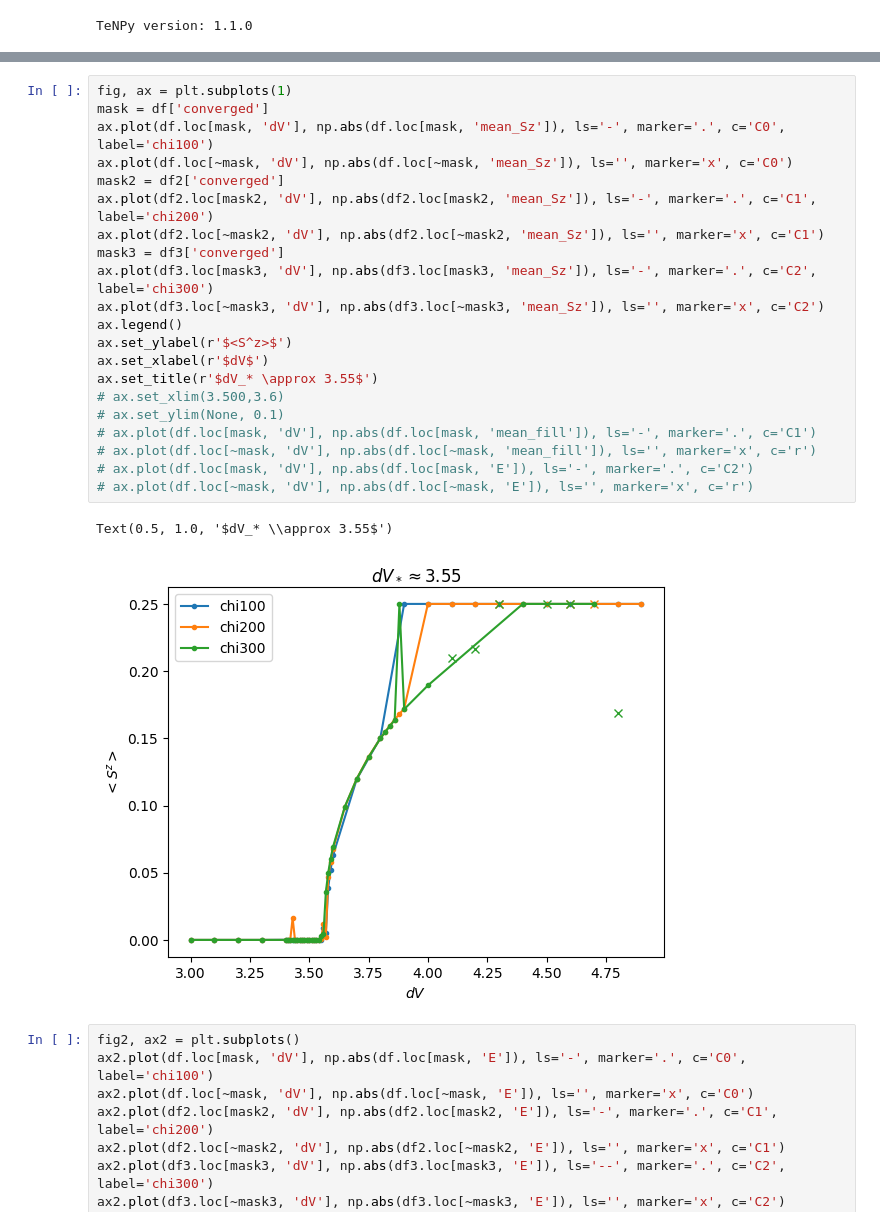
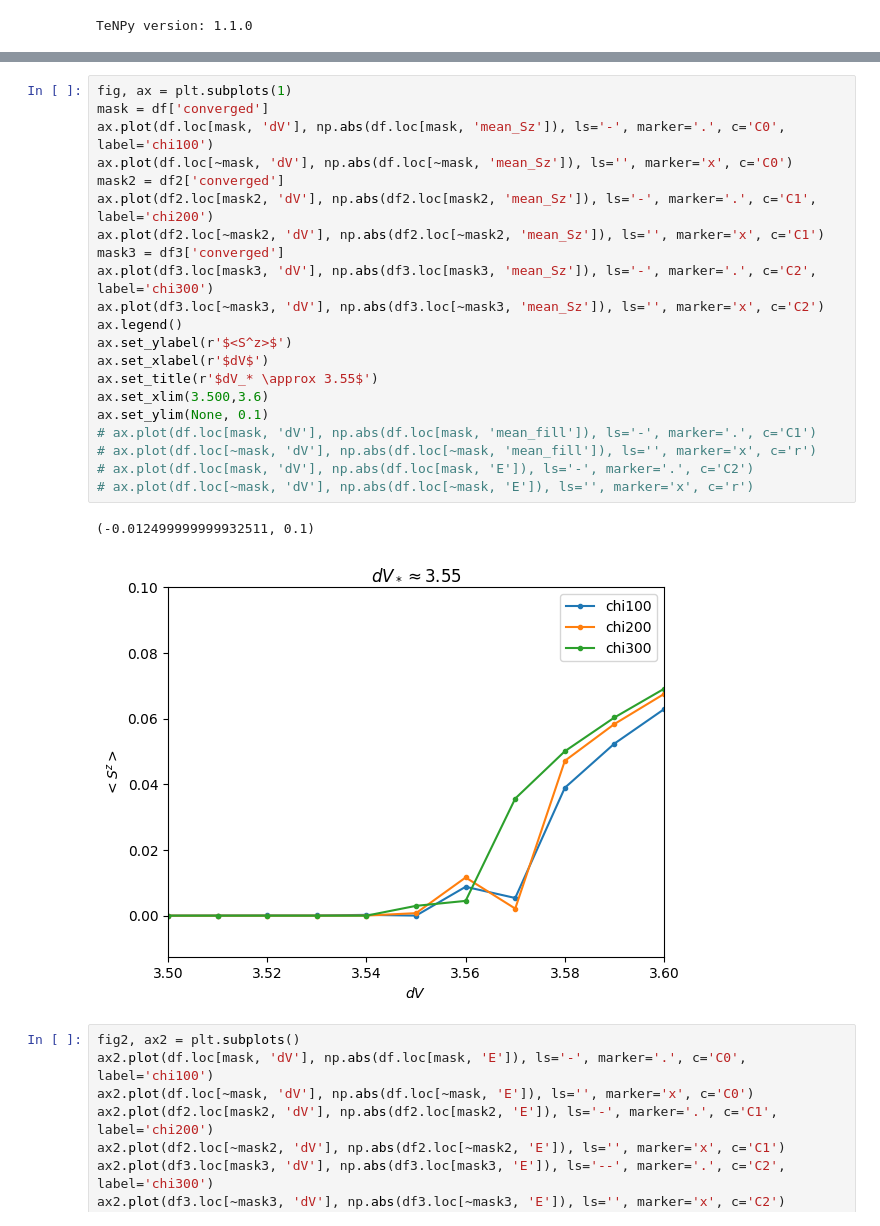
Before and after one commit to aravindhshankar/Spin1LongRangeOrder.jl, a Jupyter notebook: python/notebooks/plot_idmrg_chi100.ipynb, the cells around one changed output, grey strips where cells are left out. Cells and saved outputs as stored; diff of their text form.

```diff
--- a/python/notebooks/plot_idmrg_chi100.ipynb
+++ b/python/notebooks/plot_idmrg_chi100.ipynb
@@ -133,27 +133,27 @@ df3.head()
 # %%
 fig, ax = plt.subplots(1)
 mask = df['converged']
 ax.plot(df.loc[mask, 'dV'], np.abs(df.loc[mask, 'mean_Sz']), ls='-', marker='.', c='C0', label='chi100')
 ax.plot(df.loc[~mask, 'dV'], np.abs(df.loc[~mask, 'mean_Sz']), ls='', marker='x', c='C0')
 mask2 = df2['converged']
 ax.plot(df2.loc[mask2, 'dV'], np.abs(df2.loc[mask2, 'mean_Sz']), ls='-', marker='.', c='C1', label='chi200')
 ax.plot(df2.loc[~mask2, 'dV'], np.abs(df2.loc[~mask2, 'mean_Sz']), ls='', marker='x', c='C1')
 mask3 = df3['converged']
 ax.plot(df3.loc[mask3, 'dV'], np.abs(df3.loc[mask3, 'mean_Sz']), ls='-', marker='.', c='C2', label='chi300')
 ax.plot(df3.loc[~mask3, 'dV'], np.abs(df3.loc[~mask3, 'mean_Sz']), ls='', marker='x', c='C2')
 ax.legend()
 ax.set_ylabel(r'$<S^z>$')
 ax.set_xlabel(r'$dV$')
 ax.set_title(r'$dV_* \approx 3.55$')
-# ax.set_xlim(3.500,3.6)
-# ax.set_ylim(None, 0.1)
+ax.set_xlim(3.500,3.6)
+ax.set_ylim(None, 0.1)
 # ax.plot(df.loc[mask, 'dV'], np.abs(df.loc[mask, 'mean_fill']), ls='-', marker='.', c='C1')
 # ax.plot(df.loc[~mask, 'dV'], np.abs(df.loc[~mask, 'mean_fill']), ls='', marker='x', c='r')
 # ax.plot(df.loc[mask, 'dV'], np.abs(df.loc[mask, 'E']), ls='-', marker='.', c='C2')
 # ax.plot(df.loc[~mask, 'dV'], np.abs(df.loc[~mask, 'E']), ls='', marker='x', c='r')
 # %% [output]
-Text(0.5, 1.0, '$dV_* \\approx 3.55$')
+(-0.012499999999932511, 0.1)
-[figure, old version]
+[figure, new version]
 # %%
 fig2, ax2 = plt.subplots()
 ax2.plot(df.loc[mask, 'dV'], np.abs(df.loc[mask, 'E']), ls='-', marker='.', c='C0', label='chi100')
```
Also changed, not shown: 2 other files.
